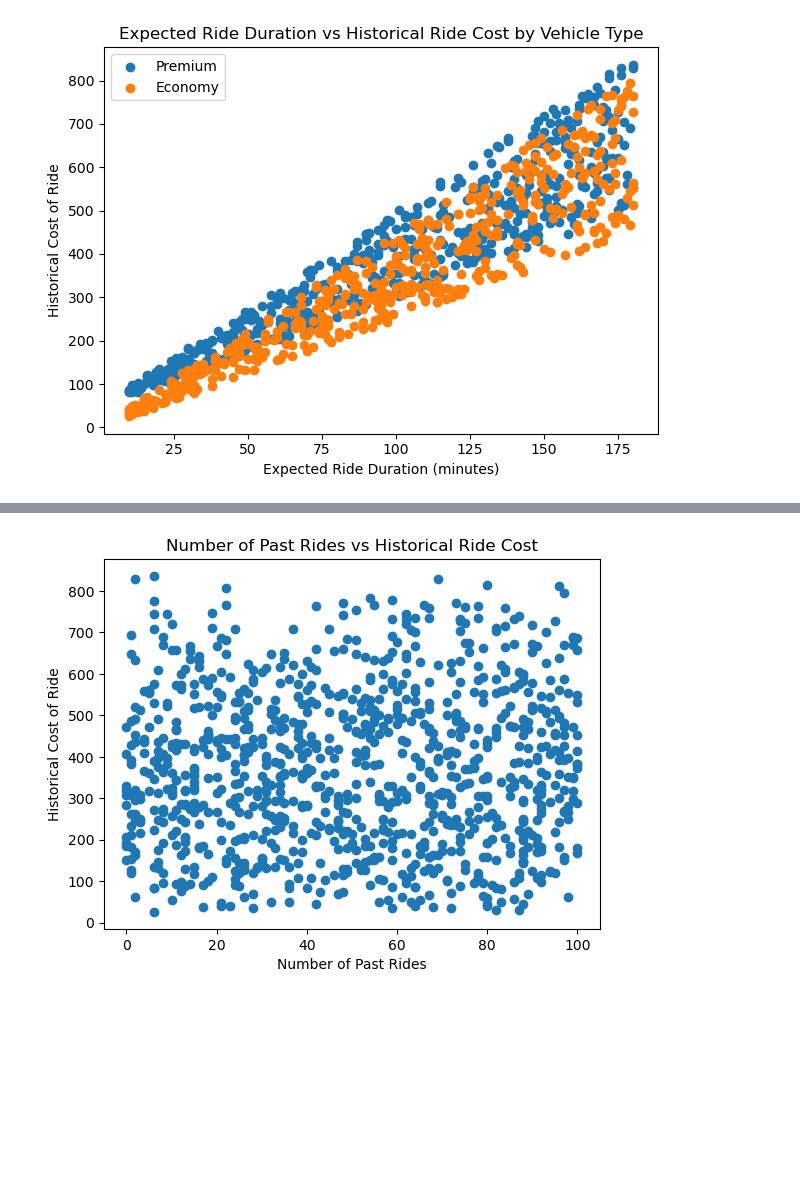
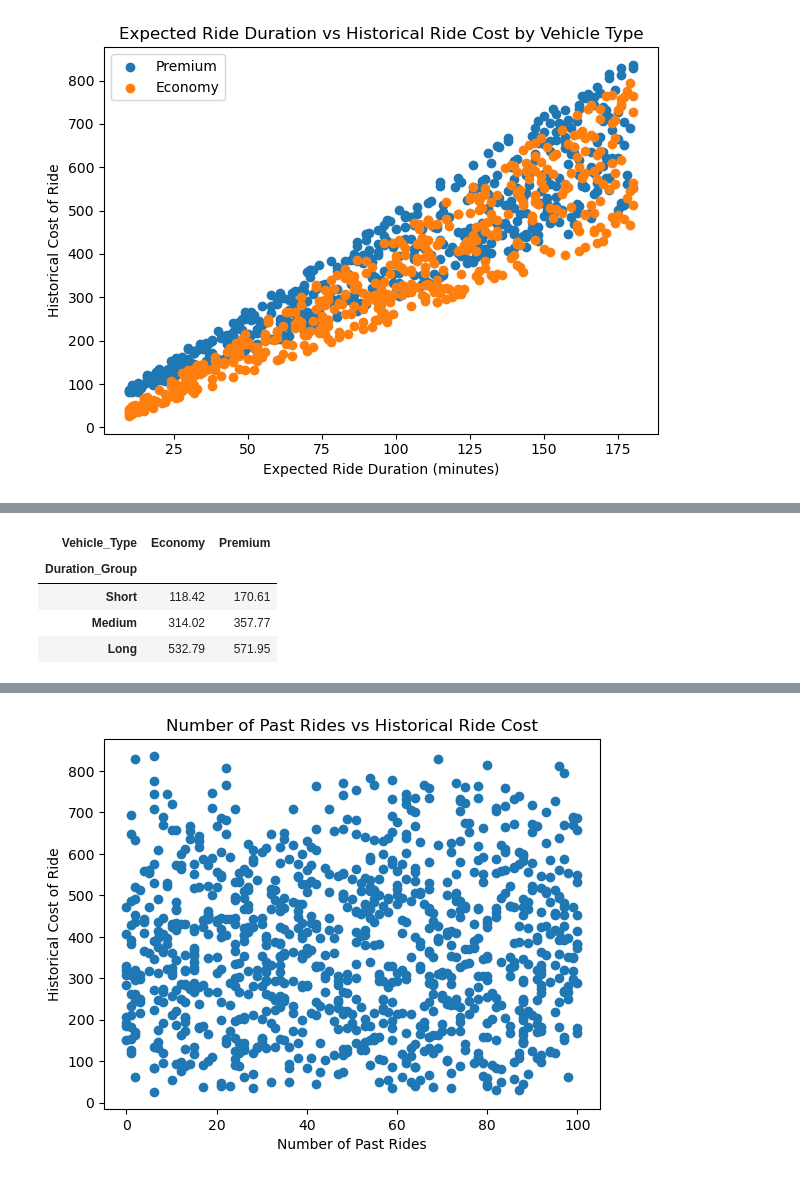
Before and after one commit to victoriabotezatu/dynamic-pricing-project, a Jupyter notebook: Notebooks/02_eda.ipynb, the cells around one changed output, grey strips where cells are left out. Drawn from its saved outputs; the diff is of its cells as text; code cells hidden in the pictures; blank space fills up the shorter version.

```diff
--- a/Notebooks/02_eda.ipynb
+++ b/Notebooks/02_eda.ipynb
@@ -352,0 +409,37 @@ Both vehicle types follow the same upward pattern, but premium observations gene
+# %%
+def classify_duration(minutes):
+
+    if minutes <= 60:
+        return "Short"
+
+    elif minutes <= 120:
+        return "Medium"
+
+    else:
+        return "Long"
+
+
+df["Duration_Group"] = (
+    df["Expected_Ride_Duration"]
+    .apply(classify_duration)
+)
+# %%
+duration_vehicle_table = pd.pivot_table(
+    df,
+    values="Historical_Cost_of_Ride",
+    index="Duration_Group",
+    columns="Vehicle_Type",
+    aggfunc="mean"
+).round(2)
+
+duration_vehicle_table = duration_vehicle_table.reindex(
+    ["Short", "Medium", "Long"]
+)
+
+duration_vehicle_table
+# %% [output]
+| Vehicle_Type | Economy | Premium |
+| Duration_Group |  |  |
+| Short | 118.42 | 170.61 |
+| Medium | 314.02 | 357.77 |
+| Long | 532.79 | 571.95 |
```
Also changed, not shown: parts of 48 cells of this notebook, 1 other file.
